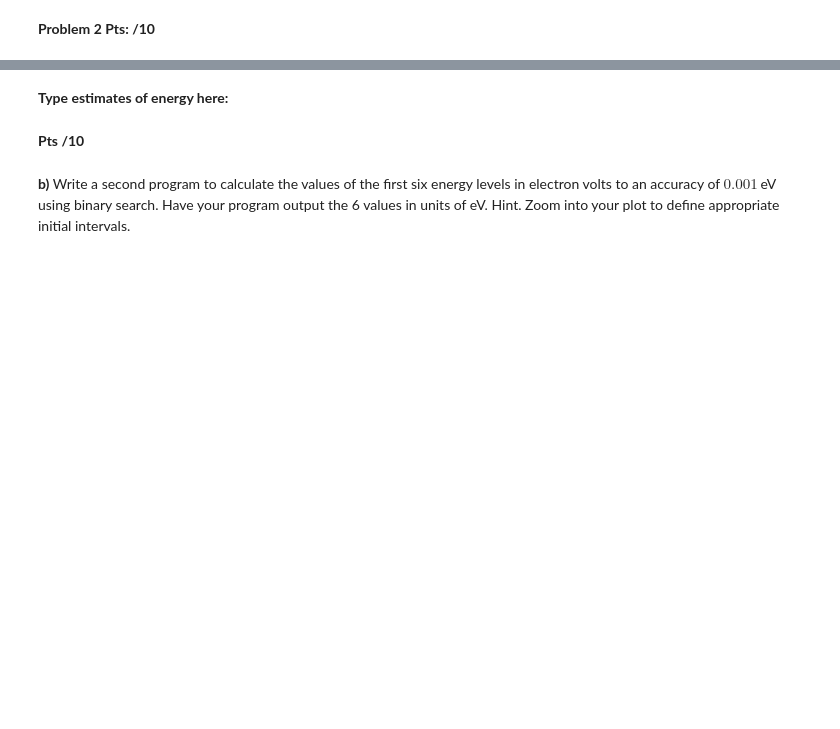
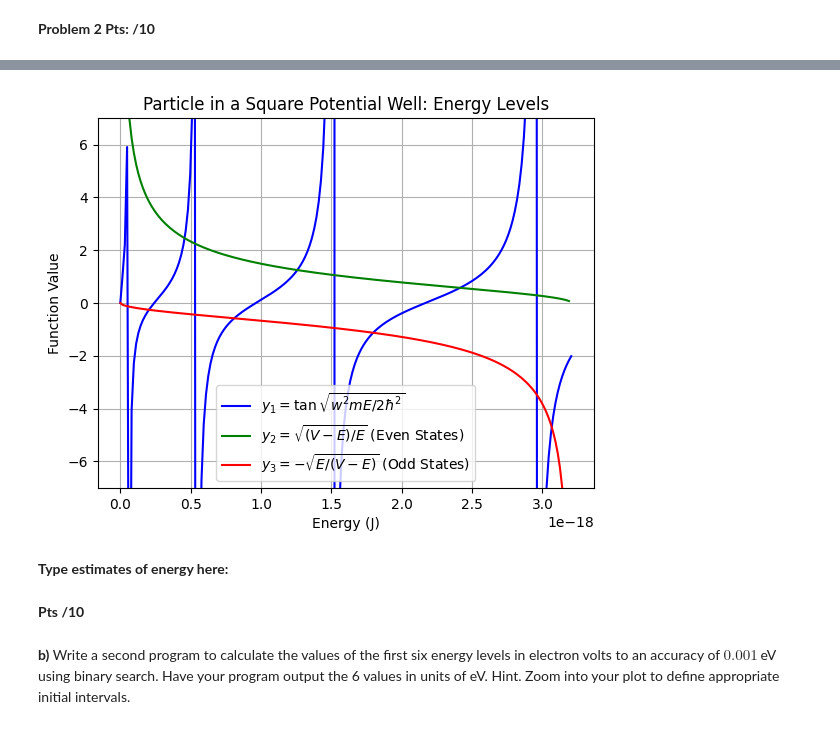
Before and after one commit to AcamaroCutcher/Computational-Physics, a Jupyter notebook: Homework/Homework5/hw5_notebook_2026.ipynb, the cells around one changed output, grey strips where cells are left out. Cells and saved outputs as stored; diff of their text form; code cells hidden in the pictures; blank space fills up the shorter version.

```diff
--- a/Homework/Homework5/hw5_notebook_2026.ipynb
+++ b/Homework/Homework5/hw5_notebook_2026.ipynb
@@ -168,3 +278,54 @@ energy levels of the particle.  Hint: Zoom into your plot about y=0.
+# %%
+import numpy as np
+import matplotlib.pyplot as plt
+from scipy.constants import eV, m_e, hbar
+
+omega = 1e-9
+V = 20 * eV
+
+def y1(E):
+    # y1 can have singularities where its argument makes tan undefined (e.g., pi/2, 3pi/2, etc.)
+    # These will be handled by matplotlib if they result in inf/nan
+    return np.tan(np.sqrt(omega**2 *m_e*E / (2 * hbar**2)))
+
+def y2(E):
+    # Valid for E > 0 and V - E >= 0 (i.e., E <= V)
+    # So, 0 < E <= V
+    condition = (E > 0) & (V - E >= 0)
+    # Use np.where to return NaN for invalid points, preventing RuntimeWarnings
+    result = np.where(condition, np.sqrt((V - E) / E), np.nan)
+    return result
+
+def y3(E):
+    # Valid for E >= 0 and V - E > 0 (i.e., E < V)
+    # So, 0 <= E < V
+    condition = (E >= 0) & (V - E > 0)
+    # Use np.where to return NaN for invalid points, preventing RuntimeWarnings
+    result = np.where(condition, -np.sqrt(E / (V - E)), np.nan)
+    return result
+
+def display():
+
+    E_array = np.arange(0,20*eV + 0.1*eV, 0.1*eV)
+    y1_array = y1(E_array)
+    y2_array = y2(E_array)
+    y3_array = y3(E_array)
+
+    plt.plot(E_array, y1_array, label=r"$y_1 = \tan\sqrt{w^2mE/2\hbar^2}$", color='blue')
+    plt.plot(E_array, y2_array, label=r"$y_2 = \sqrt{(V-E)/E}$ (Even States)", color='green')
+    plt.plot(E_array, y3_array, label=r"$y_3 = -\sqrt{E/(V-E)}$ (Odd States)", color='red')
+
+    plt.ylim(-7, 7) # Adjust ylim to better visualize intersections around y=0, accommodating both y2 and y3
+    plt.xlabel('Energy (J)')
+    plt.ylabel('Function Value')
+    plt.title('Particle in a Square Potential Well: Energy Levels')
+    plt.legend()
+    plt.grid(True)
+    plt.show()
+
+display()
+# %% [output]
+[figure, added]
 # %% [markdown]
 **Type estimates of energy here:**
 # %% [markdown]
```
Also changed, not shown: parts of 14 cells of this notebook.
